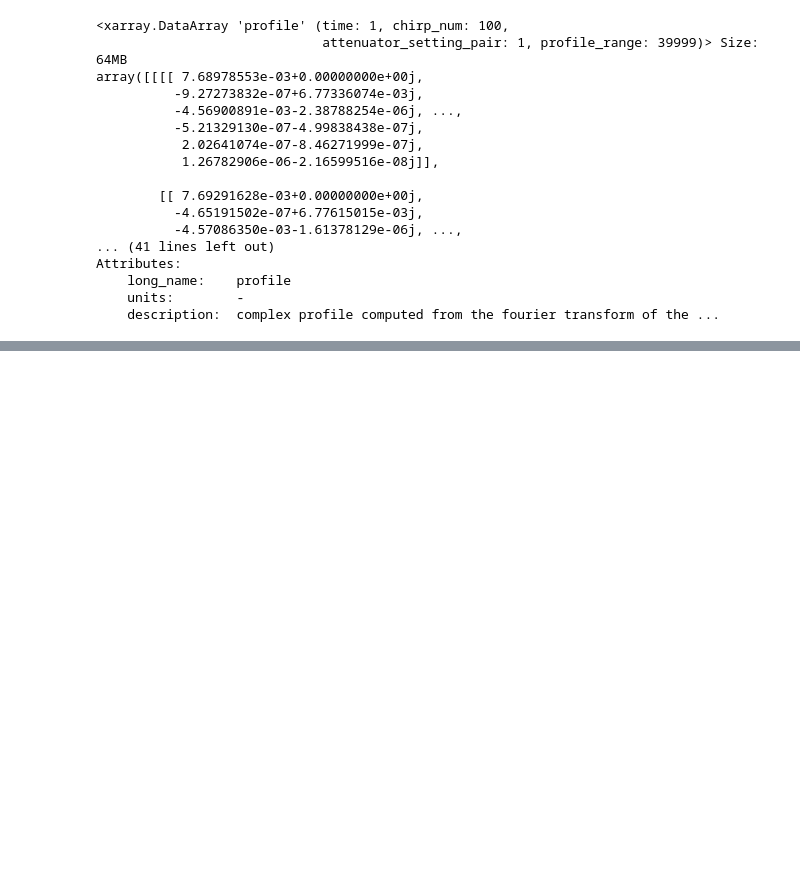
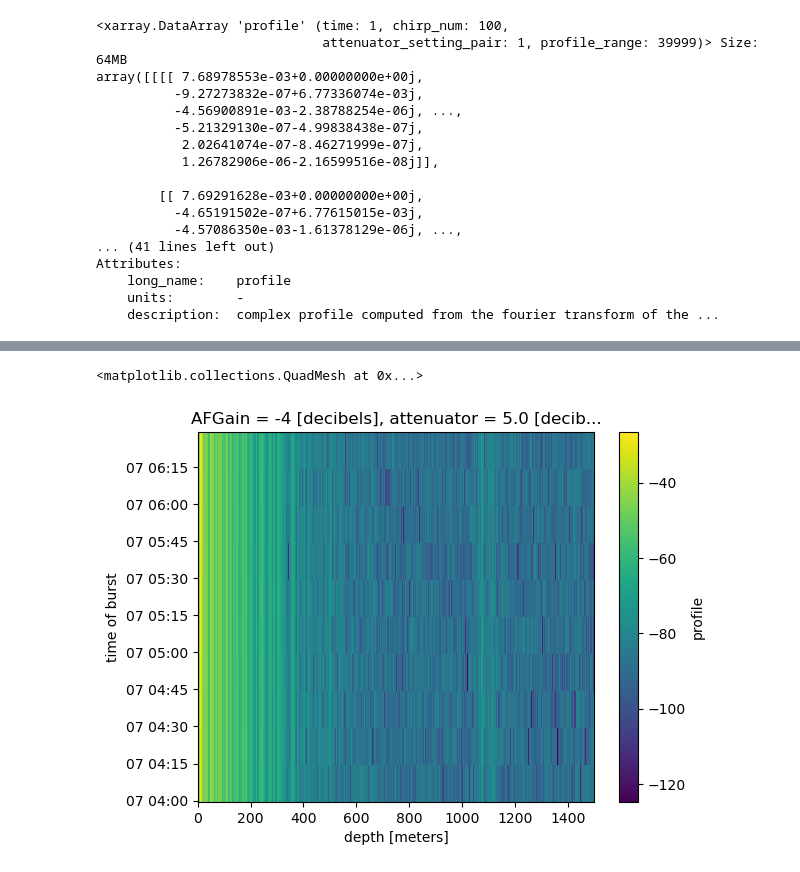
Before and after one commit to ldeo-glaciology/xapres, a Jupyter notebook: notebooks/test_notes/custom_fft_implemention_testing.ipynb, the cells around one changed output, grey strips where cells are left out. Saved outputs shown, nothing was run; the diff lists cells and outputs as text; code cells hidden in the pictures; blank space fills up the shorter version.

```diff
--- a/notebooks/test_notes/custom_fft_implemention_testing.ipynb
+++ b/notebooks/test_notes/custom_fft_implemention_testing.ipynb
@@ -108,0 +118,5 @@ ds
+# %%
+some.isel(time = slice(0,10), attenuator_setting_pair = 0).chirp.computeProfile(max_range=1500, crop_chirp_start = 0.8).dB().plot()
+# %% [output]
+<matplotlib.collections.QuadMesh at 0x...>
+[figure, added]
```
Also changed, not shown: parts of 17 cells of this notebook, 1 other file.
